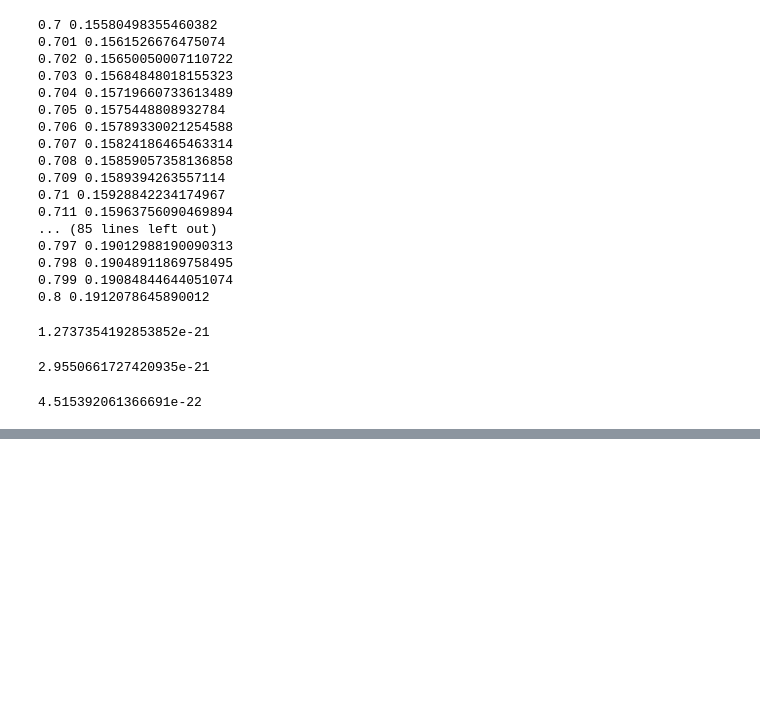
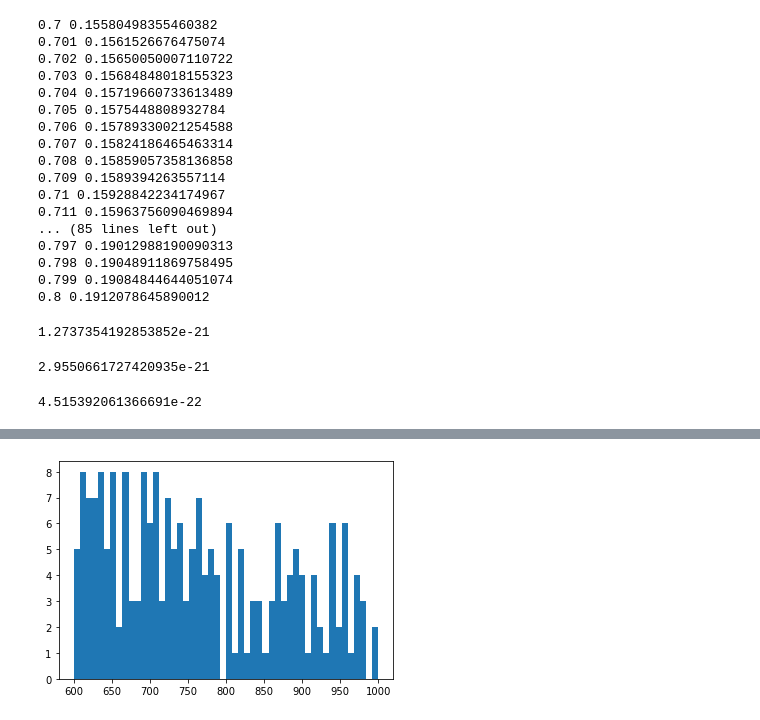
Before and after one commit to Junyinghuang/MArEX_Analysis, a Jupyter notebook: systematic.ipynb, the cells around one changed output, grey strips where cells are left out. Drawn from its saved outputs; the diff is of its cells as text; code cells hidden in the pictures; blank space fills up the shorter version.

```diff
--- a/systematic.ipynb
+++ b/systematic.ipynb
@@ -403,0 +429,4 @@ for i in np.linspace(0.7,0.8,101):
+# %%
+hist_BiIn_high_bg_linear , _, _ = plt.hist(bg_BiIn_high_en, bins = 50, range = (600, 1000))
+# %% [output]
+[figure, added]
```
Also changed, not shown: parts of 10 cells of this notebook, 7 other files.
